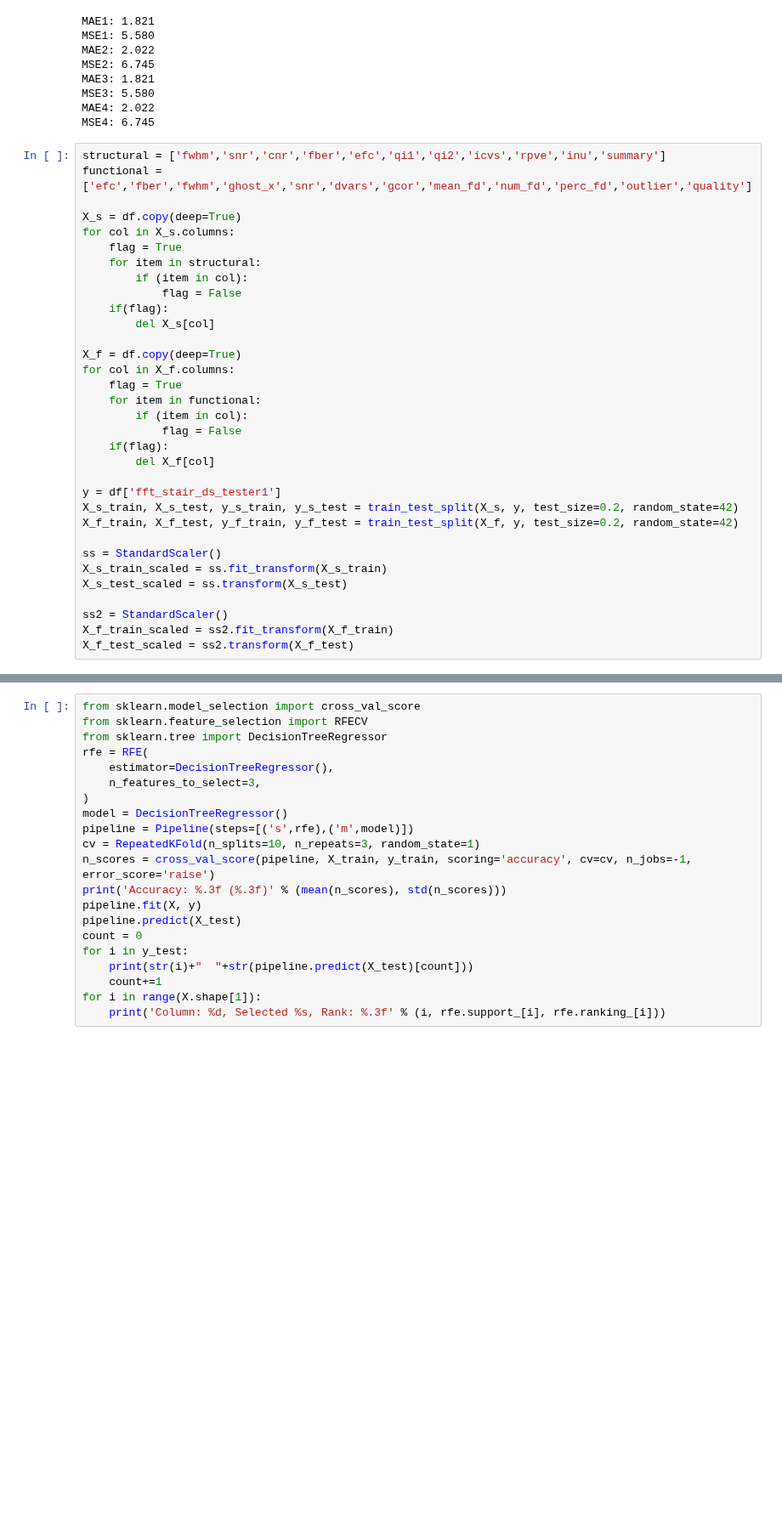
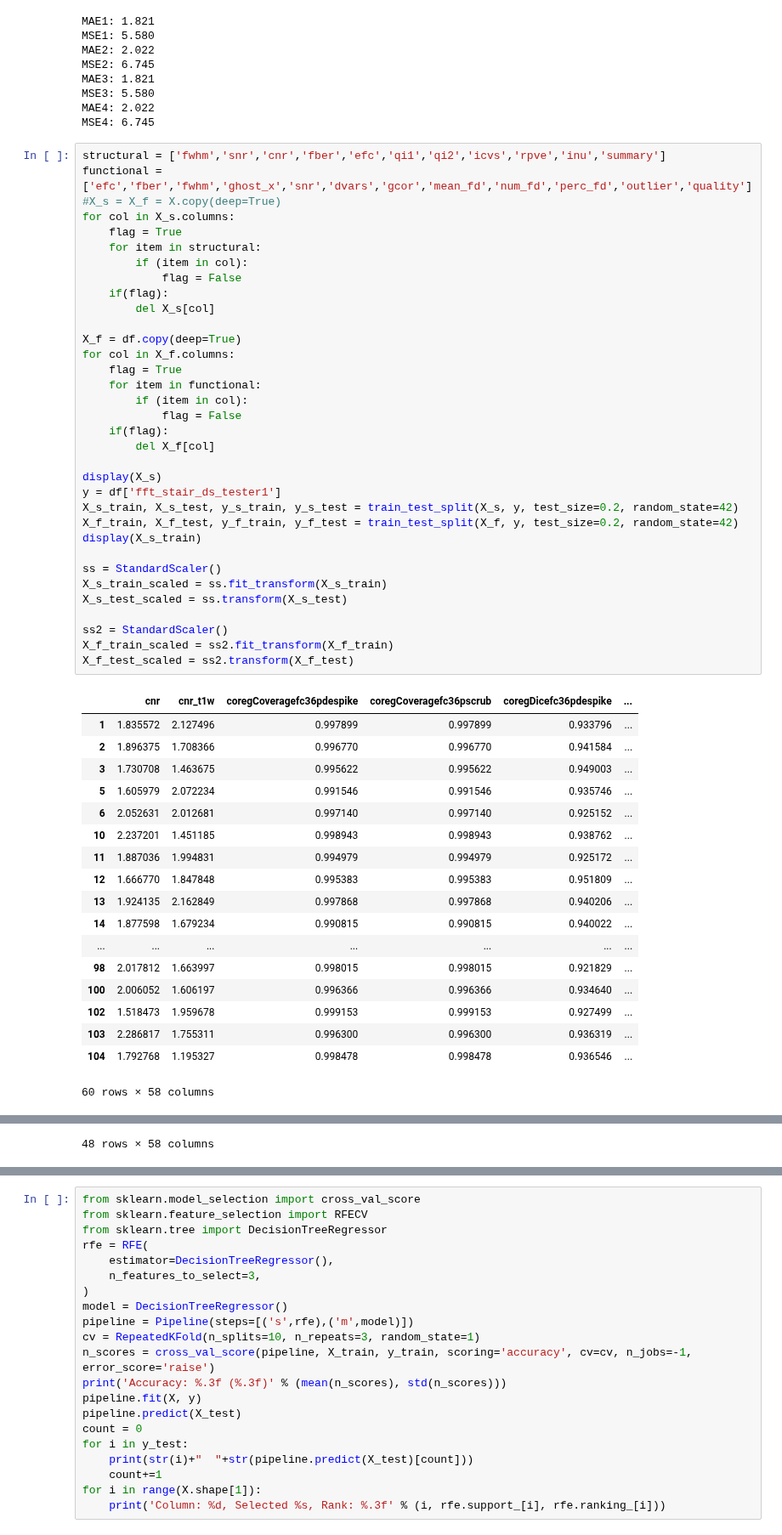
Before and after one commit to mrfil/html-qc-reports, a Jupyter notebook: MLStairUpDown-Copy1.ipynb, the cells around one changed output, grey strips where cells are left out. Shown at 85% size. Drawn from its saved outputs; the diff is of its cells as text; blank space fills up the shorter version.

```diff
--- a/MLStairUpDown-Copy1.ipynb
+++ b/MLStairUpDown-Copy1.ipynb
@@ -355,33 +374,53 @@ MSE4: 6.745
 # %%
 structural = ['fwhm','snr','cnr','fber','efc','qi1','qi2','icvs','rpve','inu','summary']
 functional = ['efc','fber','fwhm','ghost_x','snr','dvars','gcor','mean_fd','num_fd','perc_fd','outlier','quality']
-
-X_s = df.copy(deep=True)
+#X_s = X_f = X.copy(deep=True)
 for col in X_s.columns:
     flag = True
     for item in structural:
         if (item in col):
             flag = False
     if(flag):
         del X_s[col]
 
 X_f = df.copy(deep=True)
 for col in X_f.columns:
     flag = True
     for item in functional:
         if (item in col):
             flag = False
     if(flag):
         del X_f[col]
 
+display(X_s)
 y = df['fft_stair_ds_tester1']
 X_s_train, X_s_test, y_s_train, y_s_test = train_test_split(X_s, y, test_size=0.2, random_state=42)
 X_f_train, X_f_test, y_f_train, y_f_test = train_test_split(X_f, y, test_size=0.2, random_state=42)
+display(X_s_train)
 
 ss = StandardScaler()
 X_s_train_scaled = ss.fit_transform(X_s_train)
 X_s_test_scaled = ss.transform(X_s_test)
 
 ss2 = StandardScaler()
 X_f_train_scaled = ss2.fit_transform(X_f_train)
 X_f_test_scaled = ss2.transform(X_f_test)
+# %% [output]
+|  | cnr | cnr_t1w | coregCoveragefc36pdespike | coregCoveragefc36pscrub | coregDicefc36pdespike | ... |
+| 1 | 1.835572 | 2.127496 | 0.997899 | 0.997899 | 0.933796 | ... |
+| 2 | 1.896375 | 1.708366 | 0.996770 | 0.996770 | 0.941584 | ... |
+| 3 | 1.730708 | 1.463675 | 0.995622 | 0.995622 | 0.949003 | ... |
+| 5 | 1.605979 | 2.072234 | 0.991546 | 0.991546 | 0.935746 | ... |
+| 6 | 2.052631 | 2.012681 | 0.997140 | 0.997140 | 0.925152 | ... |
+| 10 | 2.237201 | 1.451185 | 0.998943 | 0.998943 | 0.938762 | ... |
+| 11 | 1.887036 | 1.994831 | 0.994979 | 0.994979 | 0.925172 | ... |
+| 12 | 1.666770 | 1.847848 | 0.995383 | 0.995383 | 0.951809 | ... |
+| 13 | 1.924135 | 2.162849 | 0.997868 | 0.997868 | 0.940206 | ... |
+| 14 | 1.877598 | 1.679234 | 0.990815 | 0.990815 | 0.940022 | ... |
+| ... | ... | ... | ... | ... | ... | ... |
+| 98 | 2.017812 | 1.663997 | 0.998015 | 0.998015 | 0.921829 | ... |
+| 100 | 2.006052 | 1.606197 | 0.996366 | 0.996366 | 0.934640 | ... |
+| 102 | 1.518473 | 1.959678 | 0.999153 | 0.999153 | 0.927499 | ... |
+| 103 | 2.286817 | 1.755311 | 0.996300 | 0.996300 | 0.936319 | ... |
+| 104 | 1.792768 | 1.195327 | 0.998478 | 0.998478 | 0.936546 | ... |
+60 rows × 58 columns
@@ -388,3 +444,4 @@ X_f_test_scaled = ss2.transform(X_f_test)
+48 rows × 58 columns
 # %%
 #feature selection using XGB classifier ------ structural and functional
 model = XGBClassifier()
```
Also changed, not shown: parts of 14 cells of this notebook.
